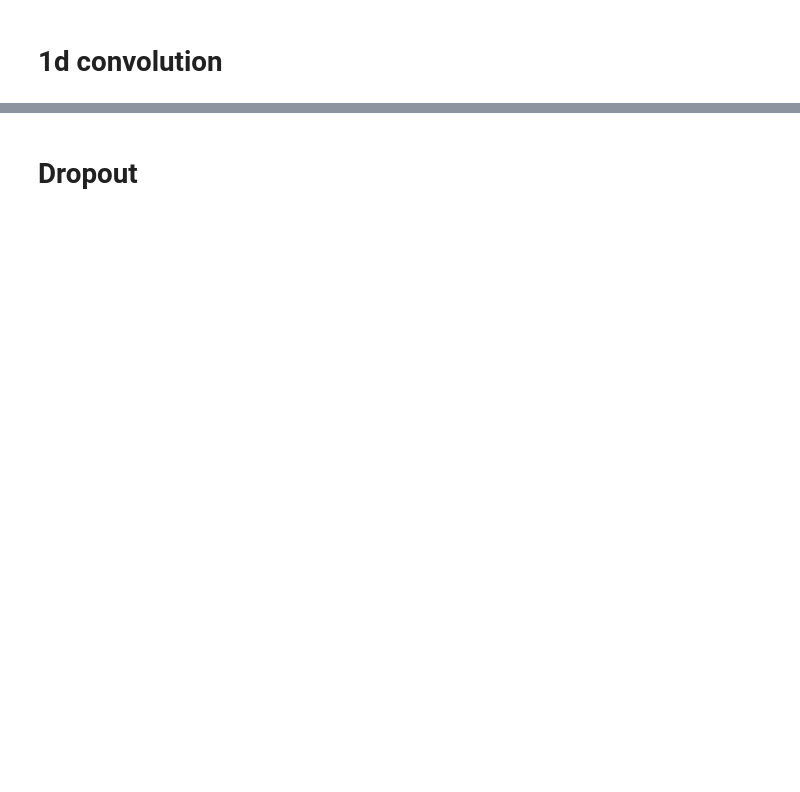
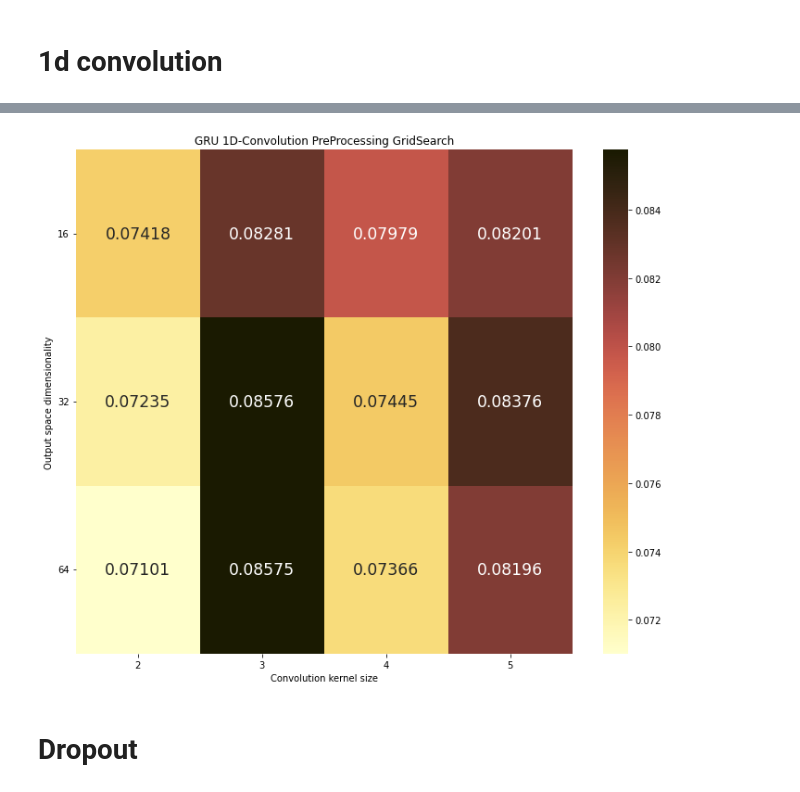
Before and after one commit to AndreasBordvik/FYS-STK4155-Prj3_report, a Jupyter notebook: code/gru_seqtoseq_forecast_preproc.ipynb, the cells around one changed output, grey strips where cells are left out. Saved outputs shown, nothing was run; the diff lists cells and outputs as text; code cells hidden in the pictures; blank space fills up the shorter version.

```diff
--- a/code/gru_seqtoseq_forecast_preproc.ipynb
+++ b/code/gru_seqtoseq_forecast_preproc.ipynb
@@ -247,3 +292,14 @@ plt.savefig(f"../figures/Large_forecast_conv_gridsearch_gru.pdf")
+# %%
+plt.figure(figsize=(12,10))
+gridsearch = sns.heatmap(mse_list_conv,annot=True, annot_kws={'fontsize':'xx-large'}, fmt=".5f", xticklabels= kernel_size, yticklabels=no_neurons, cmap=cm.lajolla)
+gridsearch.set_yticklabels(gridsearch.get_yticklabels(),rotation = 0)
+
+plt.title("GRU 1D-Convolution PreProcessing GridSearch")
+plt.xlabel("Convolution kernel size")
+plt.ylabel("Output space dimensionality")
+plt.savefig(f"../figures/Large_forecast_conv_gridsearch_gru_2.pdf")
+# %% [output]
+[figure, added]
 # %% [markdown]
 # Dropout
 # %%
```
Also changed, not shown: parts of 15 cells of this notebook, 6 other files.
